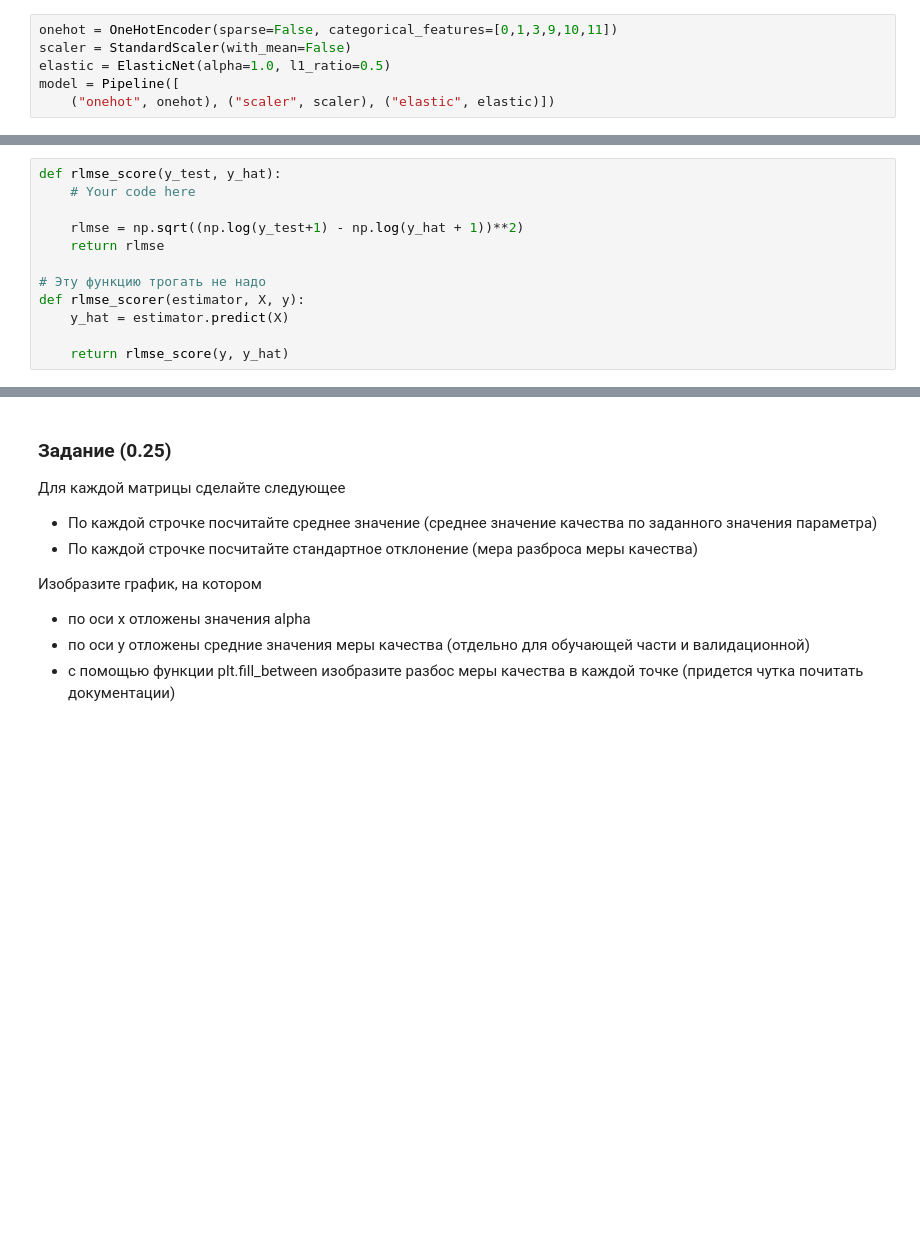
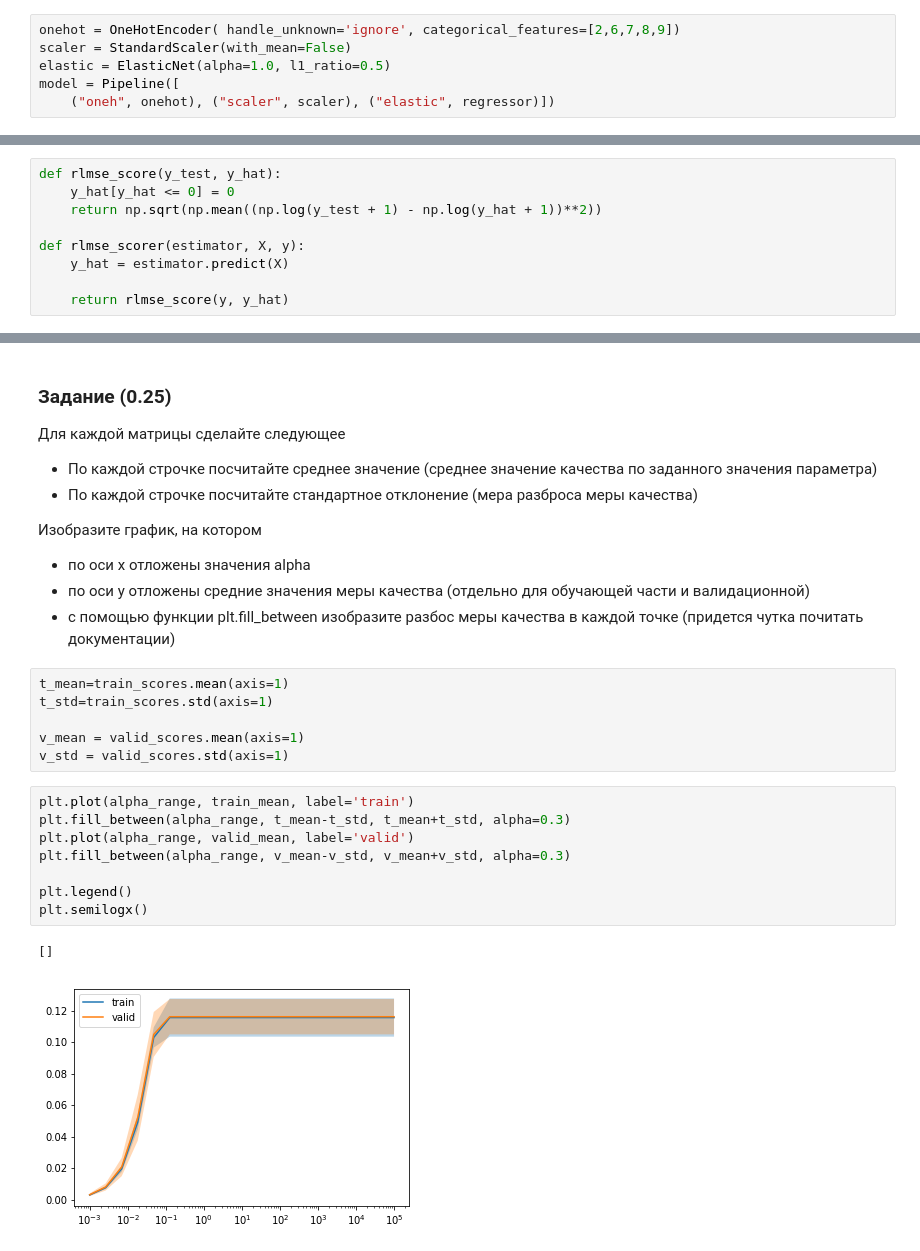
Before and after one commit to Svetlana-Shevchenko/sfml, a Jupyter notebook: hw_04/regression-skillfactory-hw-2.ipynb, the cells around one changed output, grey strips where cells are left out. Cells and saved outputs as stored; diff of their text form; blank space fills up the shorter version.

```diff
--- a/hw_04/regression-skillfactory-hw-2.ipynb
+++ b/hw_04/regression-skillfactory-hw-2.ipynb
@@ -336,23 +337,20 @@ regressor = ElasticNet(alpha=1.0, l1_ratio=0.5)
 from sklearn.preprocessing import StandardScaler, OneHotEncoder
 from sklearn.pipeline import Pipeline
 # %%
-onehot = OneHotEncoder(sparse=False, categorical_features=[0,1,3,9,10,11])
+onehot = OneHotEncoder( handle_unknown='ignore', categorical_features=[2,6,7,8,9])
 scaler = StandardScaler(with_mean=False)
 elastic = ElasticNet(alpha=1.0, l1_ratio=0.5)
 model = Pipeline([
-    ("onehot", onehot), ("scaler", scaler), ("elastic", elastic)])
+    ("oneh", onehot), ("scaler", scaler), ("elastic", regressor)])
 # %% [markdown]
 ### Задание (0.15)
 # %% [markdown]
 Перед тем как пойдем дальше реализуем RLMSE
 # %%
 def rlmse_score(y_test, y_hat):
-    # Your code here
+    y_hat[y_hat <= 0] = 0
+    return np.sqrt(np.mean((np.log(y_test + 1) - np.log(y_hat + 1))**2))
 
-    rlmse = np.sqrt((np.log(y_test+1) - np.log(y_hat + 1))**2)
-    return rlmse
-
-# Эту функцию трогать не надо
 def rlmse_scorer(estimator, X, y):
     y_hat = estimator.predict(X)
 
@@ -404,3 +400,20 @@ ValueError: scoring must return a number, got [0.00129741 0.00129525 0.00129525
 * по оси x отложены значения alpha
 * по оси y отложены средние значения меры качества (отдельно для обучающей части и валидационной)
 * с помощью функции plt.fill_between изобразите разбос меры качества в каждой точке (придется чутка почитать документации)
+# %%
+t_mean=train_scores.mean(axis=1)
+t_std=train_scores.std(axis=1)
+
+v_mean = valid_scores.mean(axis=1)
+v_std = valid_scores.std(axis=1)
+# %%
+plt.plot(alpha_range, train_mean, label='train')
+plt.fill_between(alpha_range, t_mean-t_std, t_mean+t_std, alpha=0.3)
+plt.plot(alpha_range, valid_mean, label='valid')
+plt.fill_between(alpha_range, v_mean-v_std, v_mean+v_std, alpha=0.3)
+
+plt.legend()
+plt.semilogx()
+# %% [output]
+[]
+[figure, added]
```
Also changed, not shown: parts of 5 cells of this notebook.
